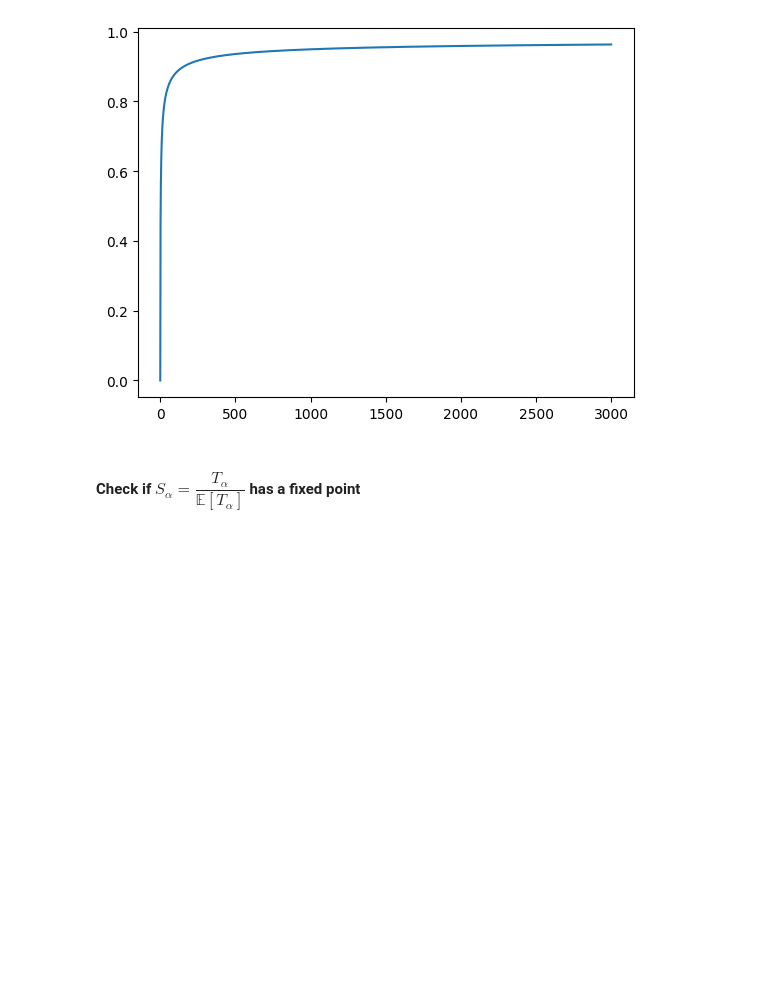
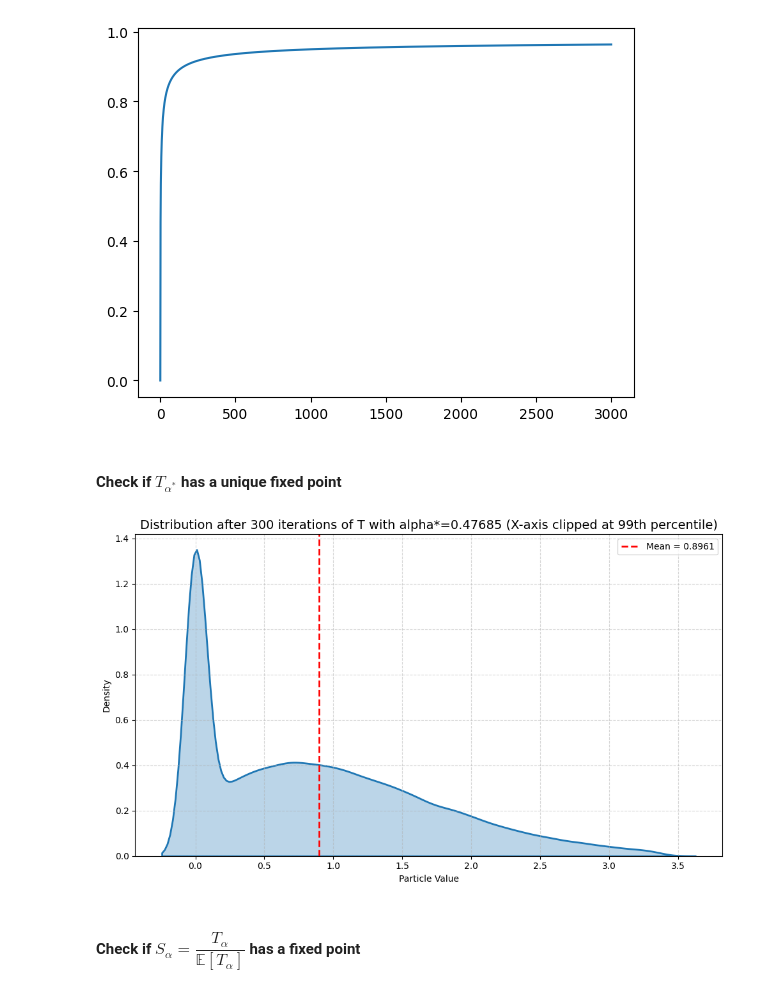
Before and after one commit to mintcd/m2-bezout, a Jupyter notebook: internship/src/notebooks/fixed_point.ipynb, the cells around one changed output. Saved outputs shown, nothing was run; the diff lists cells and outputs as text; code cells hidden in the pictures; blank space fills up the shorter version.

```diff
--- a/internship/src/notebooks/fixed_point.ipynb
+++ b/internship/src/notebooks/fixed_point.ipynb
@@ -426,6 +453,21 @@ plt.plot(expectations[1:]/np.arange(1, len(expectations))**alpha_star)
 # %% [output]
 [<matplotlib.lines.Line2D at 0x...>]
 [figure]
+# %% [markdown]
+#### Check if $T_{\alpha^*}$ has a unique fixed point
+# %%
+alpha_star = 0.47685
+generator = MeanOneGenerator(size=100000)
+X_init,_,_ = generator.generate_uniform_shape()
+
+X = X_init
+
+for _ in range(300):
+    X = apply_T(X, u, v, alpha_star)
+
+plot_distribution(X, title=f"Distribution after 300 iterations of T with alpha*={alpha_star:.5f}", clip_percentile=99)
+# %% [output]
+[figure, added]
 # %% [markdown]
 #### Check if $S_\alpha = \dfrac{T_\alpha}{\mathbb{E}[T_\alpha]}$ has a fixed point
 # %%
```
Also changed, not shown: parts of 15 cells of this notebook, 6 other files.
